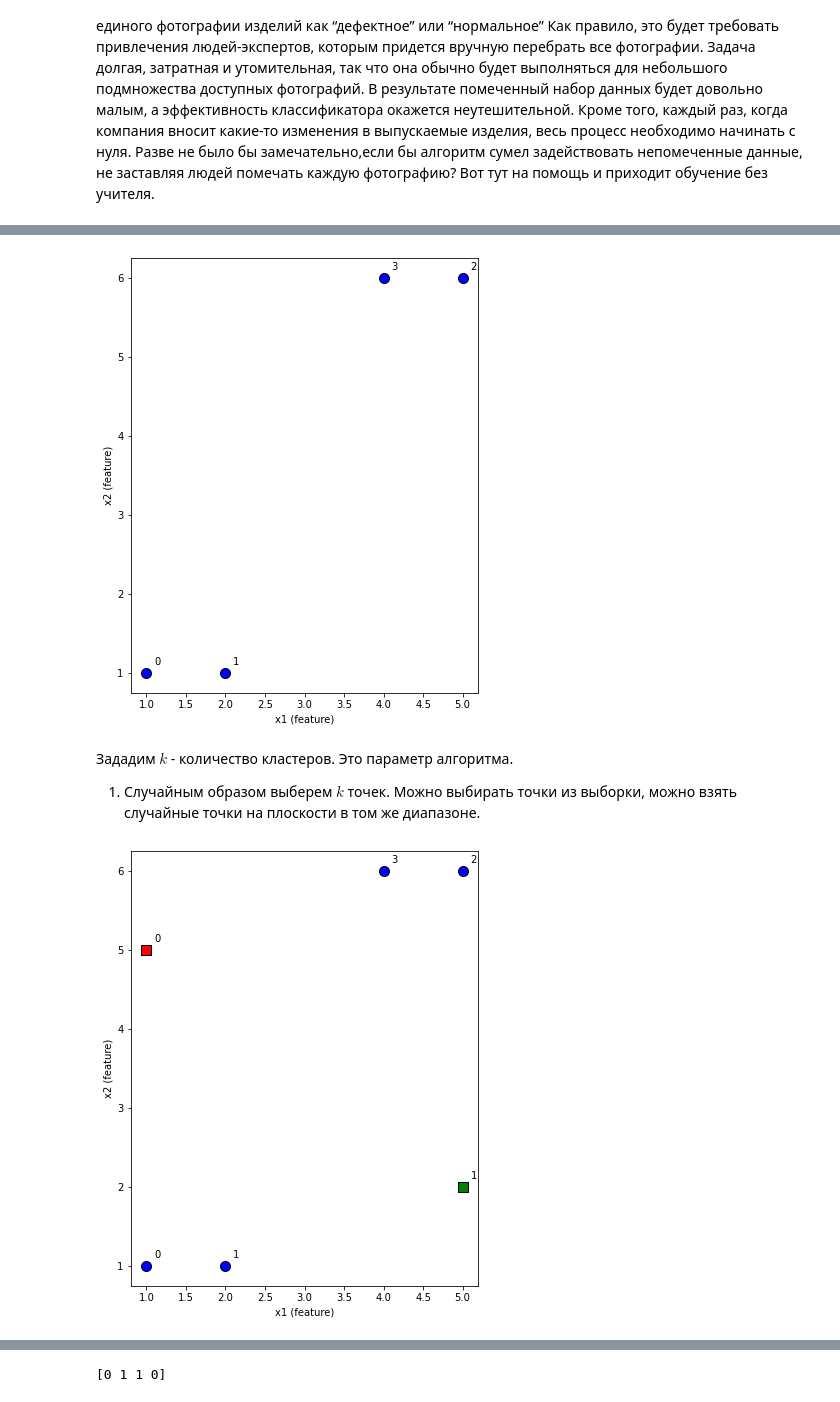
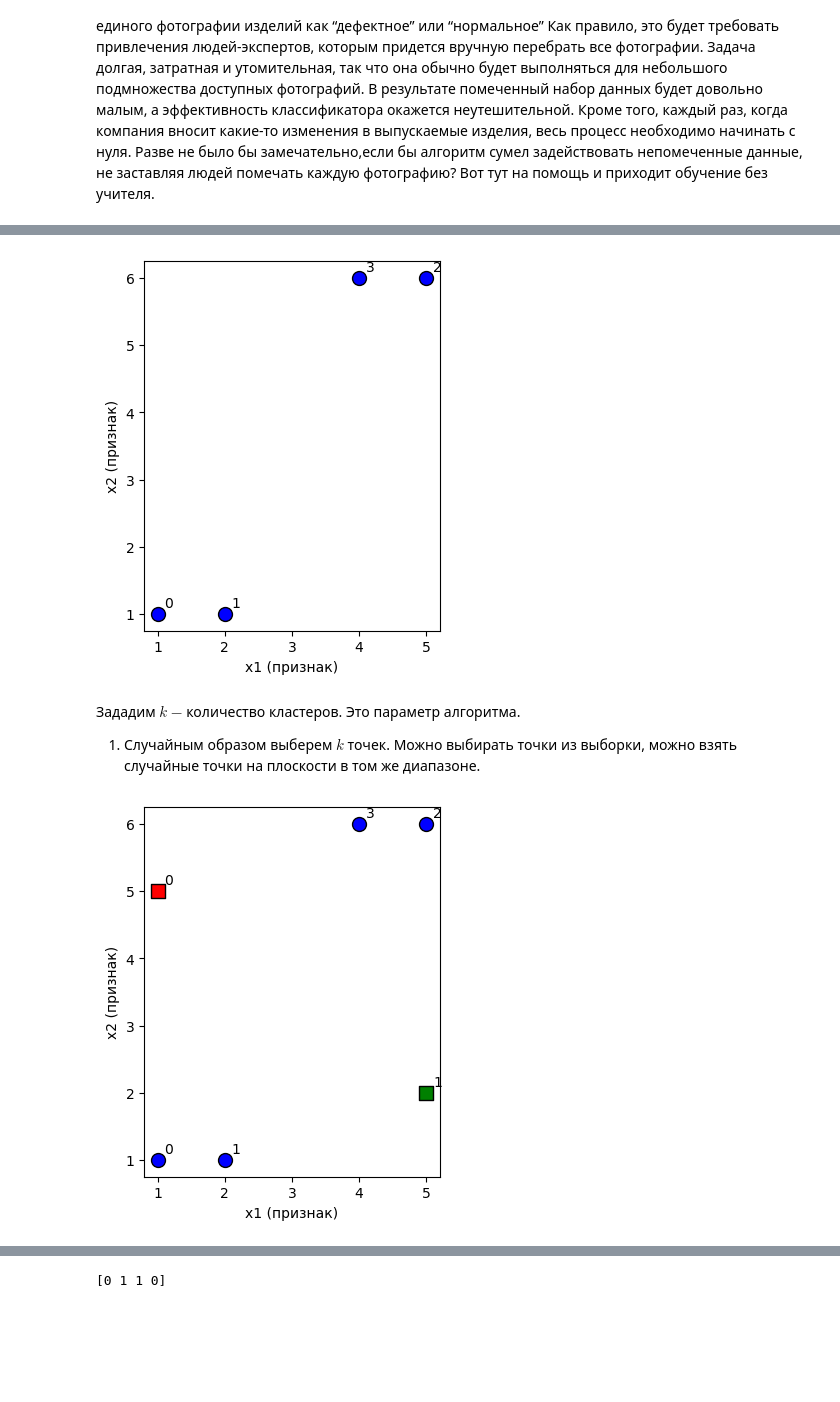
Before and after one commit to sirgrayX/ml_course_2023, a Jupyter notebook: 11_ML_unsupervised_clustering.ipynb, the cells around one changed output, grey strips where cells are left out. Cells and saved outputs as stored; diff of their text form; code cells hidden in the pictures; blank space fills up the shorter version.

```diff
--- a/11_ML_unsupervised_clustering.ipynb
+++ b/11_ML_unsupervised_clustering.ipynb
@@ -65,9 +64,13 @@
 * Перемещаем каждый центроид в центр выборки, которую мы отнесли к этому центроиду;
 * Повторяем последние два шага или $n\_iter$ число раз, или когда кластеры сойдутся.
 # %%
+import warnings
+warnings.filterwarnings('ignore')
+
 import matplotlib.pyplot as plt
 import pandas as pd
 import numpy as np
+
 
 X = np.array([
     [1, 1],
@@ -78,13 +81,13 @@ X = np.array([
 plt.scatter(X[:, 0], X[:, 1], c='blue', s=100, edgecolor='black')
 for idx, row in enumerate(X):
     plt.text(row[0] + 0.1, row[1] + 0.1, idx)
-plt.xlabel("x1 (feature)")
-plt.ylabel("x2 (feature)")
+plt.xlabel("x1 (признак)")
+plt.ylabel("x2 (признак)")
 plt.gca().set_aspect('equal', adjustable='box')
 # %% [output]
-[figure, old version]
+[figure, new version]
 # %% [markdown]
-Зададим $k$ - количество кластеров. Это параметр алгоритма.
+Зададим $k$ $-$ количество кластеров. Это параметр алгоритма.
 
 1. Случайным образом выберем $k$ точек. Можно выбирать точки из выборки, можно взять случайные точки на плоскости в том же диапазоне.
 # %%
@@ -92,14 +95,14 @@ centroids = np.array([[1, 5], [5, 2]])
 # %%
 plt.scatter(X[:, 0], X[:, 1], c='blue', s=100, edgecolor='black')
 for idx, row in enumerate(X):
     plt.text(row[0] + 0.1, row[1] + 0.1, idx)
 for idx, row in enumerate(centroids):
     plt.text(row[0] + 0.1, row[1] + 0.1, idx)
 plt.scatter(centroids[0, 0], centroids[0, 1], c='red', s=100, edgecolor='black', marker='s')
 plt.scatter(centroids[1, 0], centroids[1, 1], c='green', s=100, edgecolor='black', marker='s')
-plt.xlabel("x1 (feature)")
-plt.ylabel("x2 (feature)")
+plt.xlabel("x1 (признак)")
+plt.ylabel("x2 (признак)")
 plt.gca().set_aspect('equal', adjustable='box')
 # %% [output]
-[figure, old version]
+[figure, new version]
 # %% [markdown]
```
Also changed, not shown: parts of 21 cells of this notebook.
